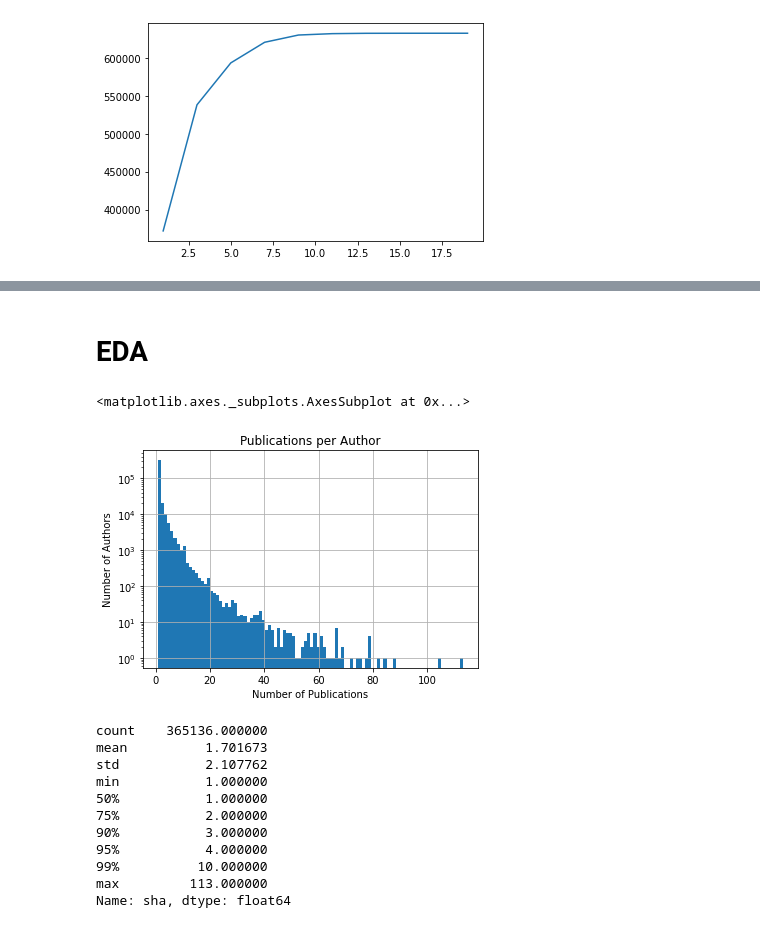
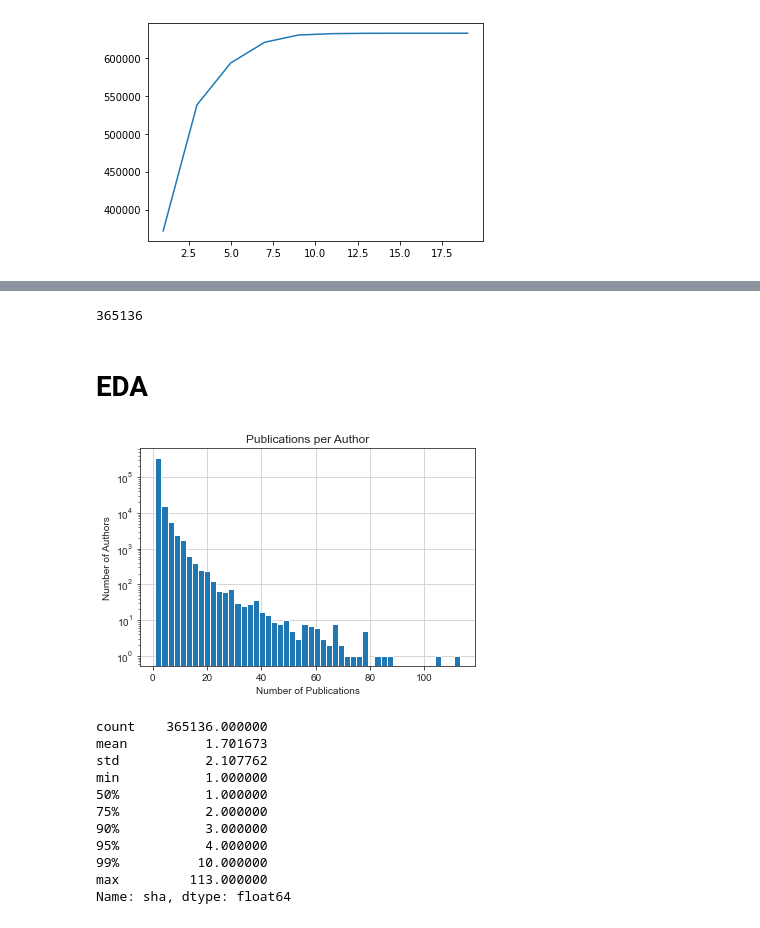
Before and after one commit to krisdiao/DS5230-covid19, a Jupyter notebook: co-author/co-author-analysis.ipynb, the cells around one changed output, grey strips where cells are left out. Cells and saved outputs as stored; diff of their text form; code cells hidden in the pictures.

Commit message:
co-author

```diff
--- a/co-author/co-author-analysis.ipynb
+++ b/co-author/co-author-analysis.ipynb
@@ -6,6 +6,7 @@ import matplotlib.pyplot as plt
 import pandas as pd
 import seaborn as sns
 import networkx as nx
+sns.set_style("ticks")
 # %%
 df = pd.read_csv('../data/metadata_with_tag.csv',
                  dtype={'Microsoft Academic Paper ID': str,
@@ -81,6 +82,10 @@ author_papers = author_papers[(author_papers['author_name'].str.len() <= 25)
 
 author_papers['author_name'] = author_papers['author_name'].apply(lambda x:x.title())
 author_papers.to_csv('../data/author_papers.csv',index=False)
+# %%
+len(covid_author_paper.author_name.unique())
+# %% [output]
+365136
 # %%
 covid_paper = list(df_covid.sha.unique())
 covid_author_paper = author_papers[author_papers.sha.isin(covid_paper)][['author_name','sha']]
@@ -89,11 +94,11 @@ covid_author_paper = author_papers[author_papers.sha.isin(covid_paper)][['author
 # %%
 plt.title('Publications per Author')
 plt.xlabel('Number of Publications')
 plt.ylabel('Number of Authors')
-covid_author_paper.groupby('author_name')['sha'].count().hist(bins=100,log=True)
+covid_author_paper.groupby('author_name')['sha'].count().hist(bins=50,log=True)
+plt.savefig('./pic/author_papers_hist.pdf')
 # %% [output]
-<matplotlib.axes._subplots.AxesSubplot at 0x...>
-[figure, old version]
+[figure, new version]
 # %%
 covid_author_paper.groupby('author_name')['sha'].count().describe(percentiles=[0.75,0.9,0.95,0.99])
 # %% [output]
```
Also changed, not shown: parts of 19 cells of this notebook, 9 other files.
